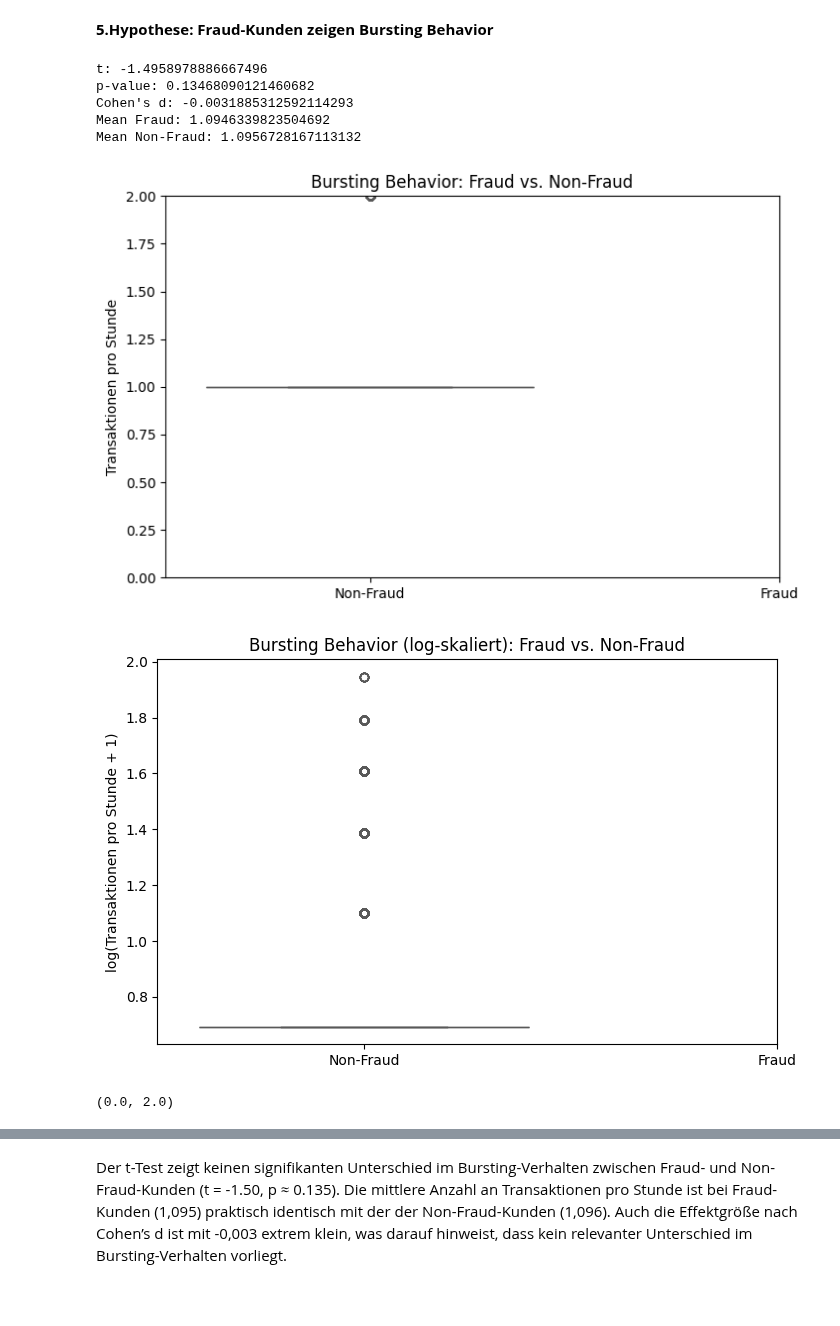
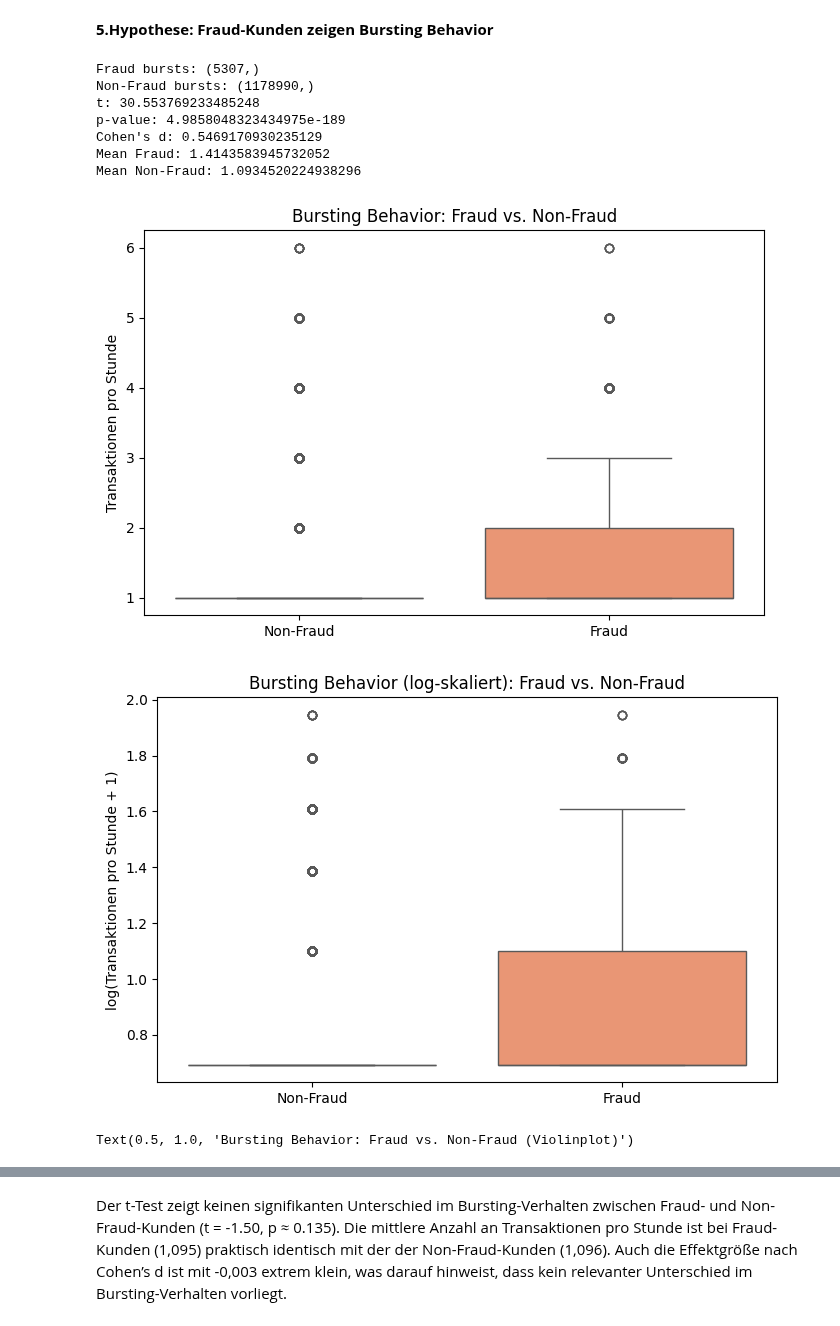
Before and after one commit to philethaler/Statistik-Datenbank, a Jupyter notebook: Analyse_7und8.ipynb, the cells around one changed output, grey strips where cells are left out. Cells and saved outputs as stored; diff of their text form; code cells hidden in the pictures; blank space fills up the shorter version.

```diff
--- a/Analyse_7und8.ipynb
+++ b/Analyse_7und8.ipynb
@@ -425,19 +464,22 @@ Passing `palette` without assigning `hue` is deprecated and will be removed in v
 # %%
 from scipy.stats import ttest_ind
 
-# Timestamp konvertieren
+# Ensure timestamp is datetime
 ds['timestamp'] = pd.to_datetime(ds['trans_date_trans_time'])
 
-# Transaktionen pro Kunde pro Stunde
-customer_burst = ds.groupby(['cc_num', pd.Grouper(key='timestamp', freq='1H')])['trans_num'].count().reset_index(name='transactions')
+# Create day-level aggregation per customer
+customer_day = ds.groupby(['cc_num', pd.Grouper(key='timestamp', freq='1H')]).agg(
+    transactions=('trans_num', 'count'),
+    fraud=('is_fraud', 'max')  # 1 if any transaction in that day is fraud
+).reset_index()
 
-# Markiere Fraud-Kunden
-fraud_customers_set = set(ds[ds['is_fraud']==1]['cc_num'])
-customer_burst['is_fraud_customer'] = customer_burst['cc_num'].apply(lambda x: 1 if x in fraud_customers_set else 0)
+# Split into fraud vs non-fraud bursts
+burst_fraud = customer_day[customer_day['fraud']==1]['transactions']
+burst_nonfraud = customer_day[customer_day['fraud']==0]['transactions']
 
-# Split Fraud vs. Non-Fraud
-burst_fraud = customer_burst[customer_burst['is_fraud_customer']==1]['transactions']
-burst_nonfraud = customer_burst[customer_burst['is_fraud_customer']==0]['transactions']
+# Quick check
+print("Fraud bursts:", burst_fraud.shape)
+print("Non-Fraud bursts:", burst_nonfraud.shape)
 
 # Statistischer Test
 t_stat, p_val = ttest_ind(burst_fraud, burst_nonfraud, equal_var=False)
@@ -445,43 +487,46 @@ d = (burst_fraud.mean() - burst_nonfraud.mean()) / np.sqrt((burst_fraud.std()**2
 
 print("t:", t_stat)
 print("p-value:", p_val)
 print("Cohen's d:", d)
 print("Mean Fraud:", burst_fraud.mean())
 print("Mean Non-Fraud:", burst_nonfraud.mean())
 
 # -----------------------------
 # 1. Boxplot (mit Ausreißerbegrenzung)
 plt.figure(figsize=(8,5))
-sns.boxplot(data=[burst_nonfraud, burst_fraud], palette='Set2')
+df_box = pd.DataFrame({'Non-Fraud': burst_nonfraud, 'Fraud': burst_fraud})
+sns.boxplot(data=df_box, palette='Set2')
 plt.xticks([0,1], ['Non-Fraud', 'Fraud'])
 plt.ylabel("Transaktionen pro Stunde")
 plt.title("Bursting Behavior: Fraud vs. Non-Fraud")
-plt.ylim(0, burst_fraud.quantile(0.99))  # obere 1% Ausreißer begrenzen
 plt.show()
 
 # -----------------------------
 # 2. Log-transformierter Boxplot (zeigt Unterschiede besser bei Schiefe)
 plt.figure(figsize=(8,5))
-sns.boxplot(data=[np.log1p(burst_nonfraud), np.log1p(burst_fraud)], palette='Set2')
+df_box = pd.DataFrame({'Non-Fraud': np.log1p(burst_nonfraud), 'Fraud':  np.log1p(burst_fraud)})
+sns.boxplot(data=df_box, palette='Set2')
 plt.xticks([0,1], ['Non-Fraud', 'Fraud'])
 plt.ylabel("log(Transaktionen pro Stunde + 1)")
 plt.title("Bursting Behavior (log-skaliert): Fraud vs. Non-Fraud")
 plt.show()
 
 # -----------------------------
 # 3. Violinplot / Dichteplot
 plt.figure(figsize=(8,5))
-sns.violinplot(data=[burst_nonfraud, burst_fraud], palette='Set2')
+df_box = pd.DataFrame({'Non-Fraud': burst_nonfraud, 'Fraud': burst_fraud})
+sns.violinplot(data=df_box, palette='Set2')
 plt.xticks([0,1], ['Non-Fraud', 'Fraud'])
 plt.ylabel("Transaktionen pro Stunde")
 plt.title("Bursting Behavior: Fraud vs. Non-Fraud (Violinplot)")
-plt.ylim(0, burst_fraud.quantile(0.95))  # obere 5% ignorieren
 # %% [output]
-t: -1.4958978886667496
-p-value: 0.13468090121460682
-Cohen's d: -0.0031885312592114293
-Mean Fraud: 1.0946339823504692
-Mean Non-Fraud: 1.0956728167113132
+Fraud bursts: (5307,)
+Non-Fraud bursts: (1178990,)
+t: 30.553769233485248
+p-value: 4.9858048323434975e-189
+Cohen's d: 0.5469170930235129
+Mean Fraud: 1.4143583945732052
+Mean Non-Fraud: 1.0934520224938296
-[figure, old version]
+[figure, new version]
-[figure, old version]
+[figure, new version]
-(0.0, 2.0)
+Text(0.5, 1.0, 'Bursting Behavior: Fraud vs. Non-Fraud (Violinplot)')
```
Also changed, not shown: parts of 4 cells of this notebook, 1 other file.
